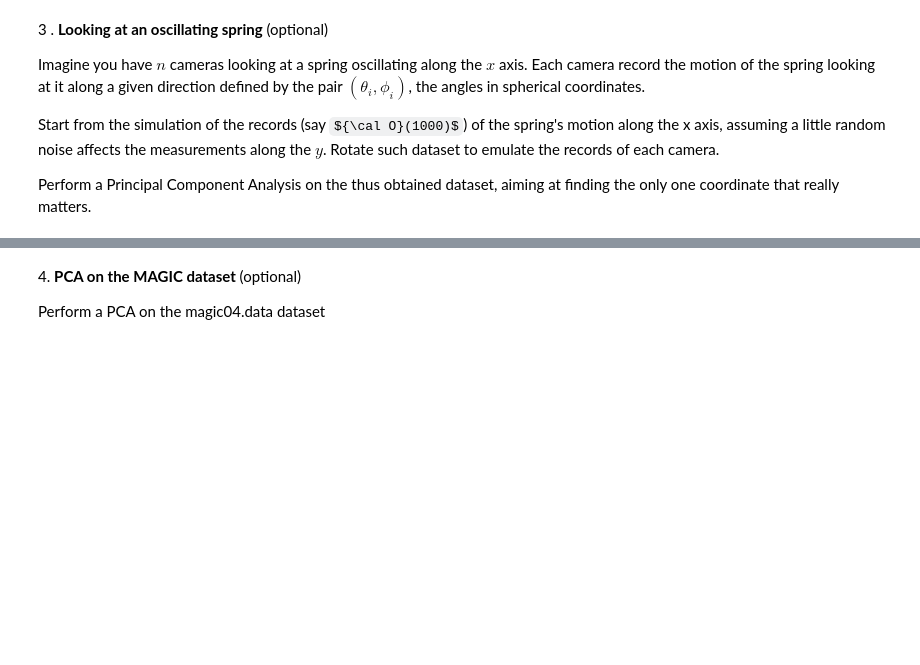
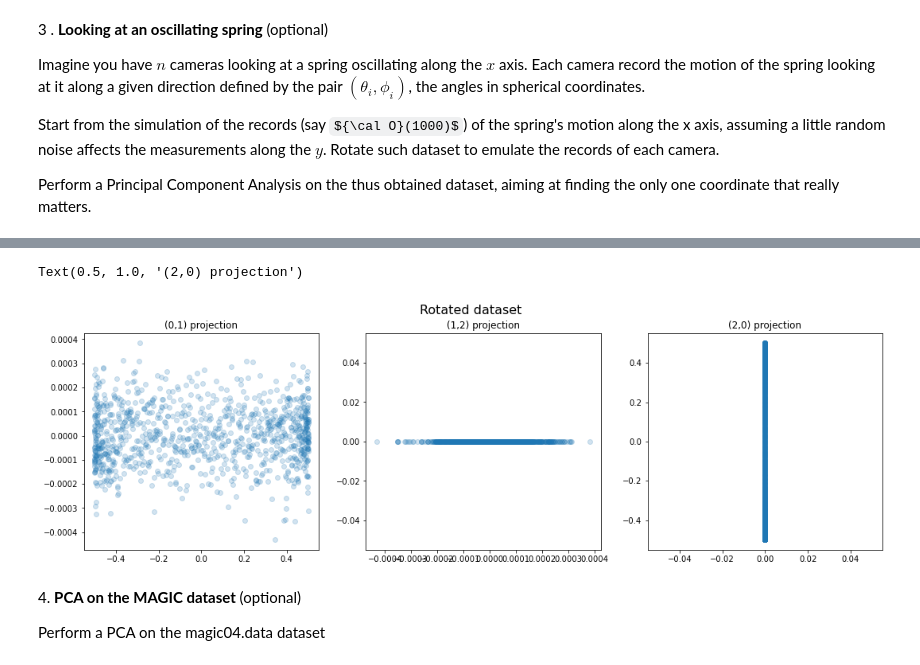
Before and after one commit to lorenzomancini1/LaboratoryOfComputationalPhysics_Y3, a Jupyter notebook: 07.1ex_Algorithms.ipynb, the cells around one changed output, grey strips where cells are left out. Saved outputs shown, nothing was run; the diff lists cells and outputs as text; code cells hidden in the pictures; some formulas as TeX source; blank space fills up the shorter version.

```diff
--- a/07.1ex_Algorithms.ipynb
+++ b/07.1ex_Algorithms.ipynb
@@ -157,3 +201,25 @@ Perform a Principal Component Analysis on the thus obtained dataset, aiming at f
+# %%
+L = np.diag(D)
+
+Xp = np.dot(L,X)
+
+fig, [ax1, ax2, ax3] = plt.subplots(1, 3, figsize = (18,5))
+
+fig.suptitle('Rotated dataset', fontsize = 16)
+
+scale_factor = 3
+
+ax1.scatter(Xp[0,:], Xp[1,:], alpha = 0.2)
+ax1.set_title('(0,1) projection')
+
+ax2.scatter(Xp[1,:], Xp[2,:], alpha = 0.2)
+ax2.set_title('(1,2) projection')
+
+ax3.scatter(Xp[2,:], Xp[0,:], alpha = 0.2)
+ax3.set_title('(2,0) projection')
+# %% [output]
+Text(0.5, 1.0, '(2,0) projection')
+[figure, added]
 # %% [markdown]
 4\. **PCA on the MAGIC dataset** (optional)
 
```
Also changed, not shown: parts of 8 cells of this notebook.
